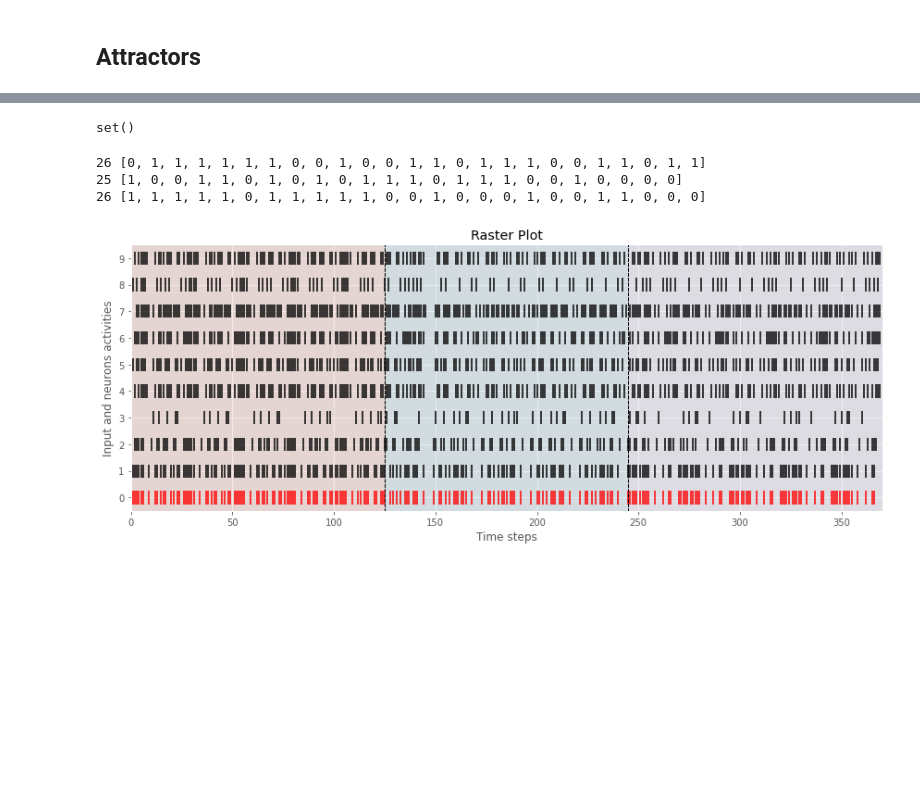
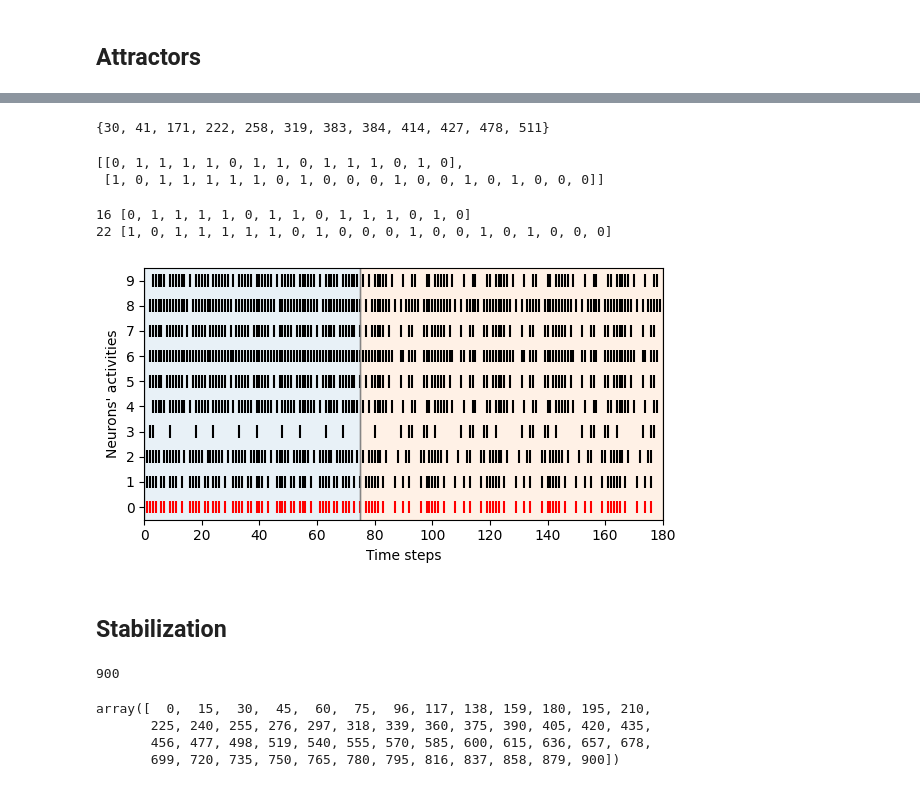
Before and after one commit to JeremCab/AttractorDynamics, a Jupyter notebook: runs/results.ipynb, the cells around one changed output, grey strips where cells are left out. Saved outputs shown, nothing was run; the diff lists cells and outputs as text; code cells hidden in the pictures; blank space fills up the shorter version.

```diff
--- a/runs/results.ipynb
+++ b/runs/results.ipynb
@@ -22,7 +22,7 @@ from source.attractors import *
 from optim.simulated_annealing import *
 
 import matplotlib.pyplot as plt
-# plt.style.use('ggplot')
+plt.style.use('ggplot')
 # %% [markdown]
 ## Preliminary function
 # %%
@@ -650,12 +656,12 @@ attr_2 = attractors_SCC[2]
 # %%
-set(attr_0).intersection(set(attr_1).intersection(set(attr_2)))
+set(attr_0).intersection(set(attr_1))
 # %% [output]
-set()
+{30, 41, 171, 222, 258, 319, 383, 384, 414, 427, 478, 511}
 # %%
-attrs = [attr_0, attr_1, attr_2]
+attrs = [attr_0, attr_1]
 inputs_streams = []
 
-for i in range(3):
+for i in range(len(attrs)):
 
     attr = attrs[i]
     inputs_stream = []
@@ -666,52 +672,65 @@ for i in range(3):
         inputs_stream.append(input)
 
     inputs_streams.append(inputs_stream)
+# %%
+inputs_streams
+# %% [output]
+[[0, 1, 1, 1, 1, 0, 1, 1, 0, 1, 1, 1, 0, 1, 0],
+ [1, 0, 1, 1, 1, 1, 1, 0, 1, 0, 0, 0, 1, 0, 0, 1, 0, 1, 0, 0, 0]]
 # %%
-for i in range(3):
+for i in range(len(inputs_streams)):
     print(len(attrs[i]), inputs_streams[i])
 # %% [output]
-26 [0, 1, 1, 1, 1, 1, 1, 0, 0, 1, 0, 0, 1, 1, 0, 1, 1, 1, 0, 0, 1, 1, 0, 1, 1]
-25 [1, 0, 0, 1, 1, 0, 1, 0, 1, 0, 1, 1, 1, 0, 1, 1, 1, 0, 0, 1, 0, 0, 0, 0]
-26 [1, 1, 1, 1, 1, 0, 1, 1, 1, 1, 1, 0, 0, 1, 0, 0, 0, 1, 0, 0, 1, 1, 0, 0, 0]
+16 [0, 1, 1, 1, 1, 0, 1, 1, 0, 1, 1, 1, 0, 1, 0]
+22 [1, 0, 1, 1, 1, 1, 1, 0, 1, 0, 0, 0, 1, 0, 0, 1, 0, 1, 0, 0, 0]
 # %%
 n = 5
-U = n*inputs_streams[0] + n*inputs_streams[1] + n*inputs_streams[2]
+U = n*inputs_streams[0] + n*inputs_streams[1]
 U = {k : v for k, v in zip(range(len(U)), U)}
 
 history, _, _ = simulation(M[0], M[1], M[2], M[3], M[4], U, epoch=len(U))
 # %%
-fig, ax = plt.subplots(figsize=(12, 5))
+fig, ax = plt.subplots(figsize=(6, 3.25))
 
 inputs = history[0, :]
 activity = history[1:, :]
 
 input_times = np.where(inputs == 1)[0]      # Find indices where spikes occur
 ax.vlines(input_times, 0 - 0.25, 0 + 0.25, color='red')
 
 for neuron_idx, spikes in enumerate(activity):
     spike_times = np.where(spikes == 1)[0]  # Find indices where spikes occur
     ax.vlines(spike_times, neuron_idx + 1 - 0.25, neuron_idx + 1 + 0.25, color='black')
 
 colors = ['C0', 'C1', 'C2']
 ymin, ymax = plt.ylim()
 l = 0
 for i, u in enumerate(inputs_streams):
     u = l + n*len(u)
     ax.axvspan(l, u, alpha=0.1, color=colors[i])
-    ax.vlines([l, u], ymin, ymax, color="black", linestyles="--", linewidths=1)
+    ax.vlines([l, u], ymin, ymax, color="grey", linestyles="-", linewidths=1, alpha=0.75)
     l = u
 
 # Set the limits and labels
 ax.set_xlim(0, activity.shape[1])
 ax.set_ylim(-0.5, activity.shape[0]+0.5)
 ax.set_xlabel('Time steps')
-ax.set_ylabel('Input and neurons activities')
+ax.set_ylabel("Neurons' activities")
 ax.set_yticks(range(activity.shape[0]+1))
-ax.set_title('Raster Plot')
+#ax.set_title('Raster Plot')
 
 # Show the plot
 plt.tight_layout()
 plt.savefig(f"plots/attractors_raster_plot.pdf")
 plt.show()
 # %% [output]
-[figure, old version]
+[figure, new version]
+# %% [markdown]
+## Stabilization
+# %%
+n = 5
+U = (n*inputs_streams[0] + n*inputs_streams[1])*5
+U = {k : v for k, v in zip(range(len(U)), U)}
+len(U)
+# %% [output]
+900
@@ -717,0 +758,7 @@ plt.show()
+# %%
+ticks
+# %% [output]
+array([  0,  15,  30,  45,  60,  75,  96, 117, 138, 159, 180, 195, 210,
+       225, 240, 255, 276, 297, 318, 339, 360, 375, 390, 405, 420, 435,
+       456, 477, 498, 519, 540, 555, 570, 585, 600, 615, 636, 657, 678,
+       699, 720, 735, 750, 765, 780, 795, 816, 837, 858, 879, 900])
```
Also changed, not shown: parts of 22 cells of this notebook, 13 other files.
